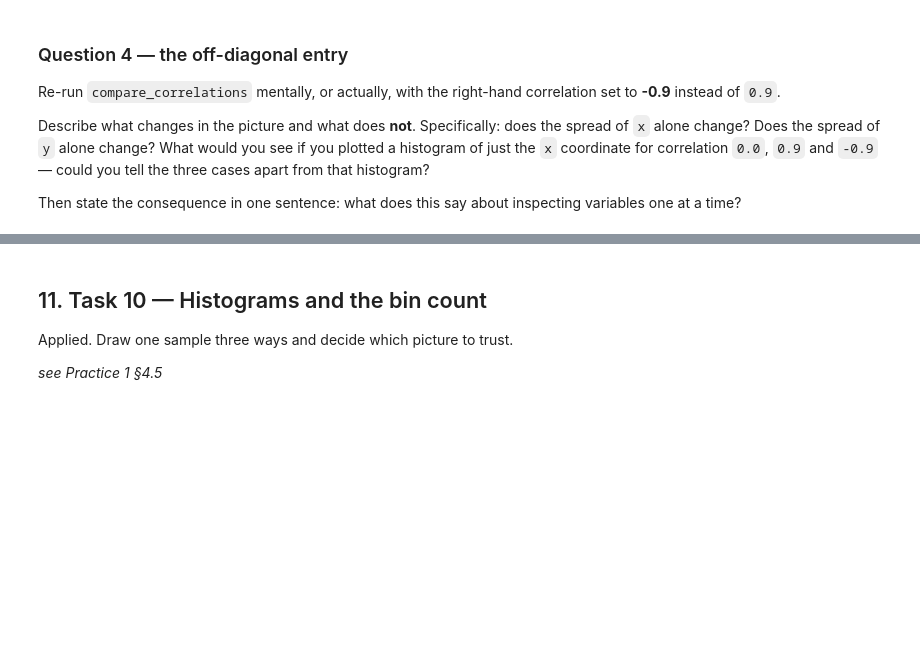
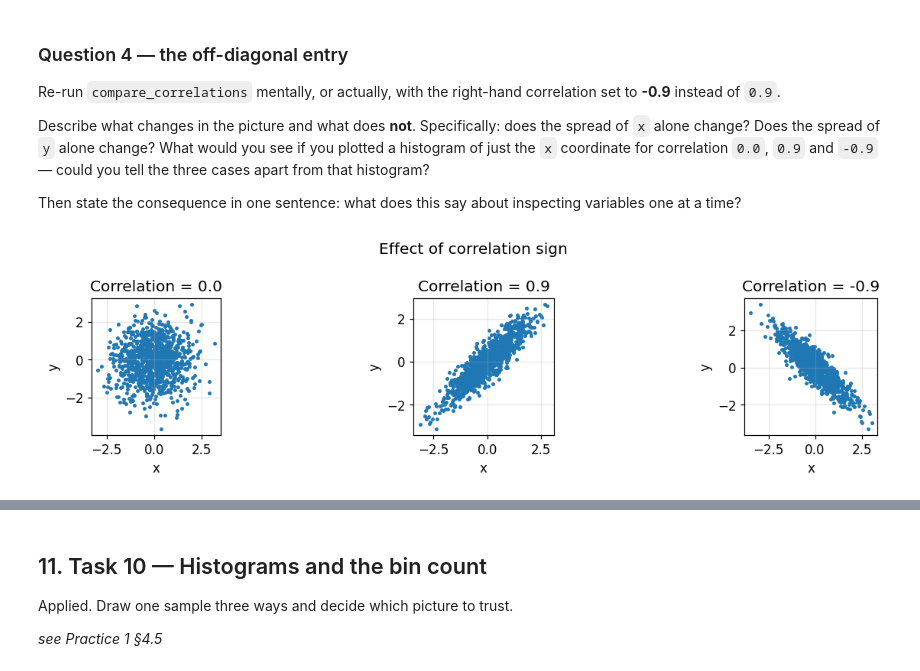
Before and after one commit to yuliiamatviievska-prog/ida-practice-12, a Jupyter notebook: practice/1/1-homework.ipynb, the cells around one changed output, grey strips where cells are left out. Saved outputs shown, nothing was run; the diff lists cells and outputs as text; code cells hidden in the pictures; blank space fills up the shorter version.

```diff
--- a/practice/1/1-homework.ipynb
+++ b/practice/1/1-homework.ipynb
@@ -506,4 +634,30 @@ apart from that histogram?
 Then state the consequence in one sentence: what does this say about
 inspecting variables one at a time?
 # %%
-# Space for the code that supports your answer.
+import numpy as np
+import matplotlib.pyplot as plt
+
+rng = np.random.default_rng(42)
+
+def make_cloud(correlation):
+    cov = [[1, correlation],
+           [correlation, 1]]
+    return rng.multivariate_normal([0,0], cov, 1000)
+
+corrs = [0.0, 0.9, -0.9]
+
+fig, axes = plt.subplots(1,3, figsize=(12,3))
+
+for ax, c in zip(axes, corrs):
+    data = make_cloud(c)
+    ax.scatter(data[:,0], data[:,1], s=5)
+    ax.set_title(f"Correlation = {c}")
+    ax.set_xlabel("x")
+    ax.set_ylabel("y")
+    ax.set_aspect("equal")
+
+plt.suptitle("Effect of correlation sign")
+plt.tight_layout()
+plt.show()
+# %% [output]
+[figure, added]
```
Also changed, not shown: parts of 11 cells of this notebook.
